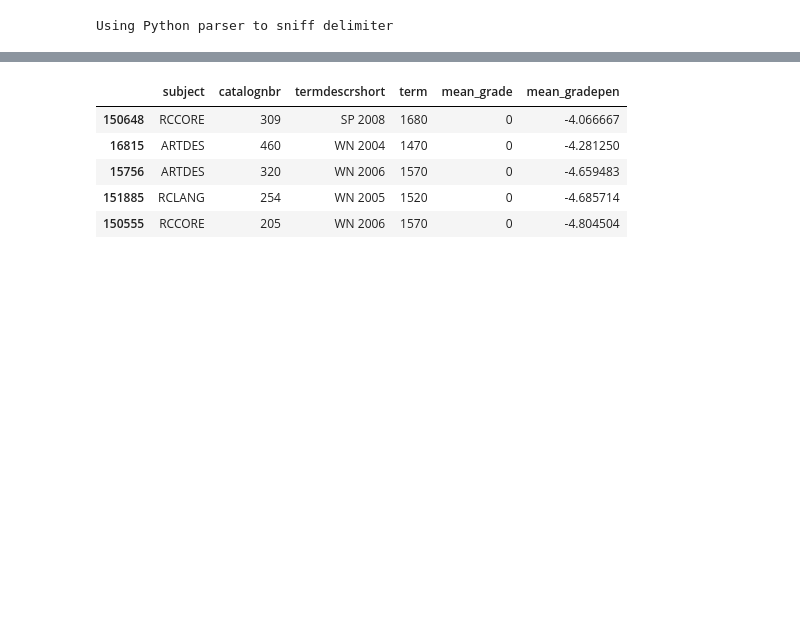
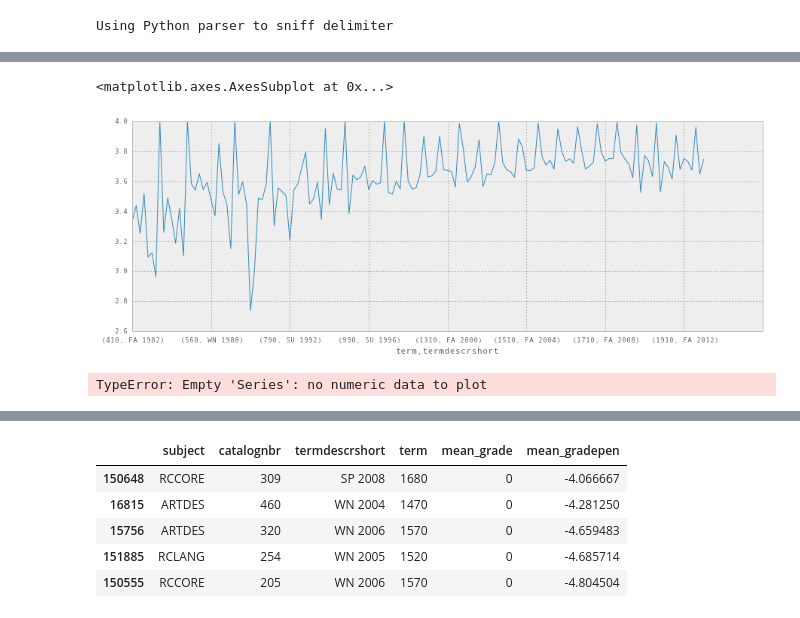
Before and after one commit to mkowshik/scaling-tribble, a Jupyter notebook: REBUILD DATA scripts/Course by term.ipynb, the cells around one changed output, grey strips where cells are left out. Saved outputs shown, nothing was run; the diff lists cells and outputs as text; code cells hidden in the pictures; blank space fills up the shorter version.

```diff
--- a/REBUILD DATA scripts/Course by term.ipynb
+++ b/REBUILD DATA scripts/Course by term.ipynb
@@ -30,0 +47,3 @@ Name: 0, dtype: object
+# %%
+subject = data[data['subject'] == 'PSYCH']
+#nosummer = subject['termdescrshort'].str.contains('WN|FA|SP')
@@ -30,0 +57,15 @@ Name: 0, dtype: object
+# %%
+#nosummer = data['termdescrshort'].str.contains('WN|FA|SP')
+terms = subject.groupby(['term','termdescrshort']).aggregate(np.mean)['mean_grade']
+terms.plot()
+# %% [output]
+<matplotlib.axes.AxesSubplot at 0x...>
+[figure, added]
+# %%
+#nosummer = data['termdescrshort'].str.contains('WN|FA|SP')
+terms = physics.groupby(['term','termdescrshort']).aggregate(np.mean)['mean_grade'].str.contains('WN|FA|SP')
+#nosummer = terms['termdescrshort'].str.contains('WN|FA|SP')
+
+nosummer.plot()
+# %% [output]
+TypeError: Empty 'Series': no numeric data to plot
```
Also changed, not shown: parts of 12 cells of this notebook, 3 other files.
